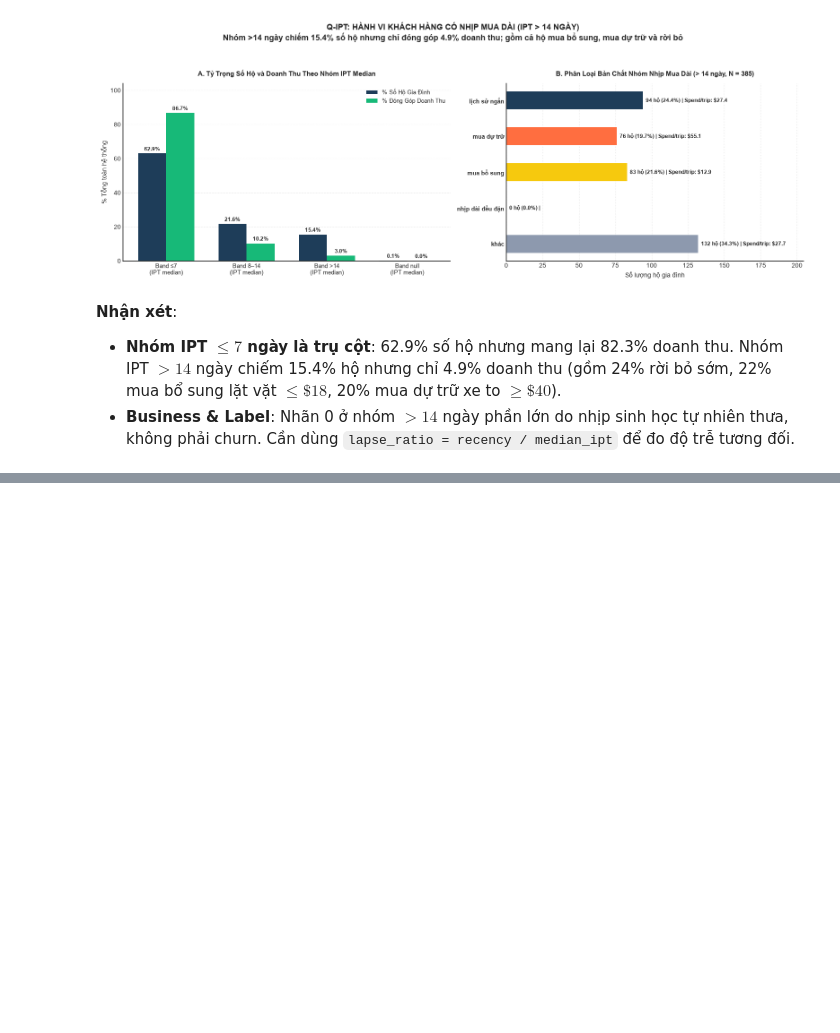
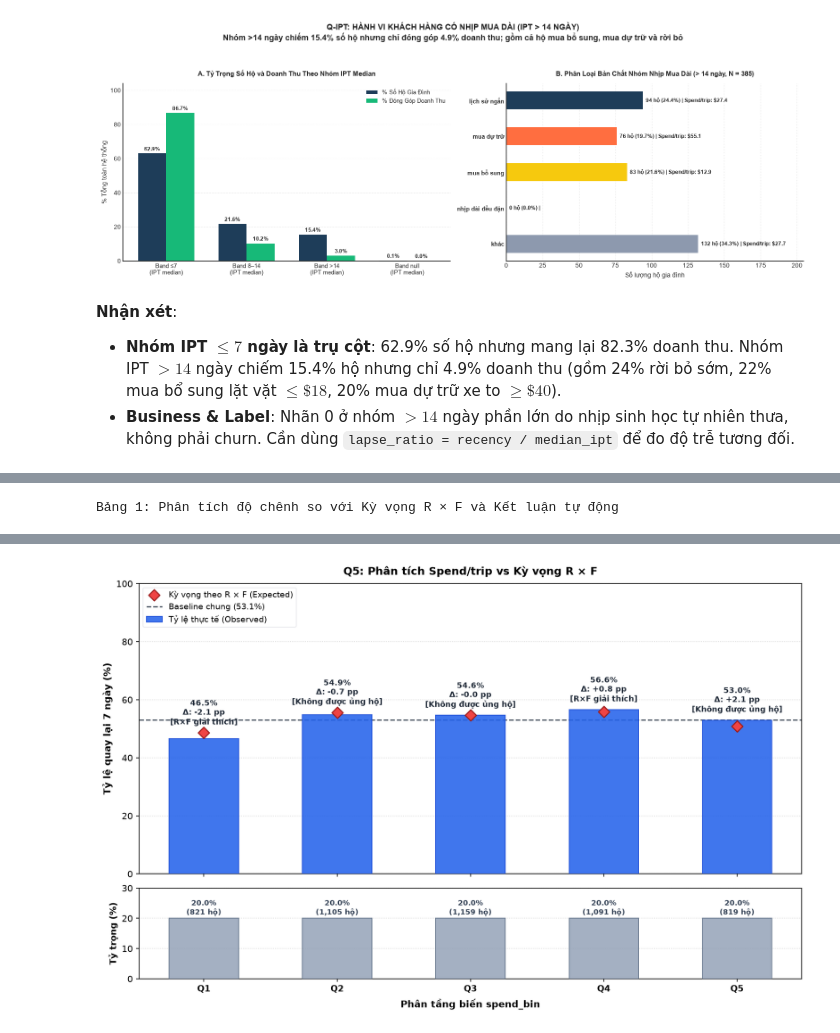
Before and after one commit to manhhungtr211/Propensity---Dunnhumby, a Jupyter notebook: notebooks/eda.ipynb, the cells around one changed output, grey strips where cells are left out. Drawn from its saved outputs; the diff is of its cells as text; code cells hidden in the pictures; blank space fills up the shorter version.

```diff
--- a/notebooks/eda.ipynb
+++ b/notebooks/eda.ipynb
@@ -244,0 +360,8 @@ fig_ipt = plot_ipt_band_profile(report)
+# %%
+# Phân tích Spend/trip so với Baseline R x F
+q5_excess = add_verdicts(excess_over_rf(panel, 'spend_bin'))
+display(q5_excess)
+fig_q5 = plot_rate_and_excess(q5_excess, title='Q5: Phân tích Spend/trip vs Kỳ vọng R × F')
+plt.show()
+# %% [output]
+Bảng 1: Phân tích độ chênh so với Kỳ vọng R × F và Kết luận tự động
@@ -244,0 +374 @@ fig_ipt = plot_ipt_band_profile(report)
+[figure, added]
```
Also changed, not shown: parts of 16 cells of this notebook, 9 other files.
